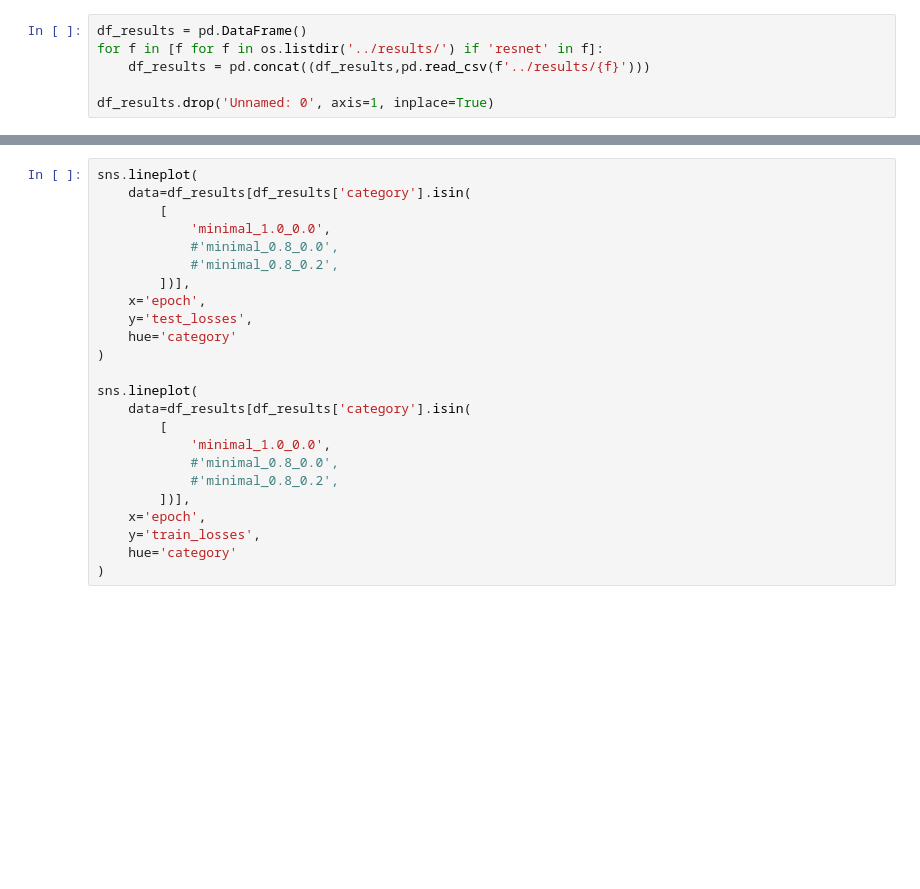
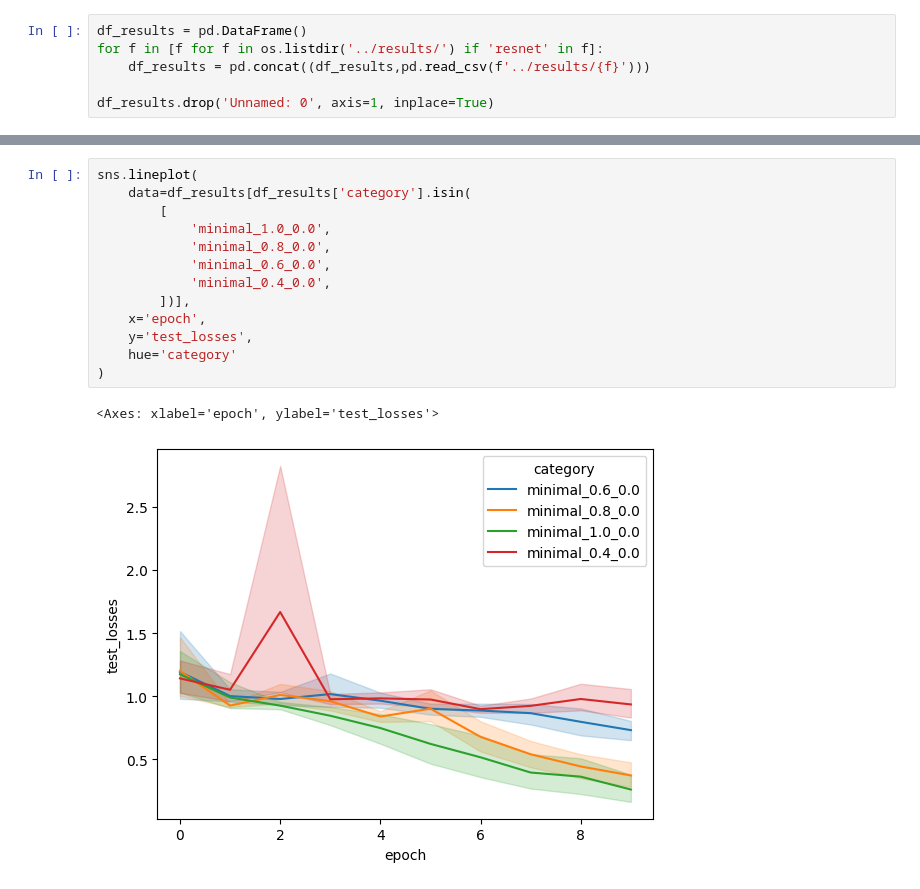
Before and after one commit to dan-kwon/MAS-thesis, a Jupyter notebook: notebooks/analysis_resnet.ipynb, the cells around one changed output, grey strips where cells are left out. Saved outputs shown, nothing was run; the diff lists cells and outputs as text; blank space fills up the shorter version.

```diff
--- a/notebooks/analysis_resnet.ipynb
+++ b/notebooks/analysis_resnet.ipynb
@@ -28,24 +28,16 @@ df_results
 # %%
 sns.lineplot(
     data=df_results[df_results['category'].isin(
         [
             'minimal_1.0_0.0',
-            #'minimal_0.8_0.0',
-            #'minimal_0.8_0.2',
+            'minimal_0.8_0.0',
+            'minimal_0.6_0.0',
+            'minimal_0.4_0.0',
         ])],
     x='epoch',
     y='test_losses',
     hue='category'
 )
-
-sns.lineplot(
-    data=df_results[df_results['category'].isin(
-        [
-            'minimal_1.0_0.0',
-            #'minimal_0.8_0.0',
-            #'minimal_0.8_0.2',
-        ])],
-    x='epoch',
-    y='train_losses',
-    hue='category'
-)
+# %% [output]
+<Axes: xlabel='epoch', ylabel='test_losses'>
+[figure, added]
```
Also changed, not shown: parts of 1 cell of this notebook, 1 other file.
